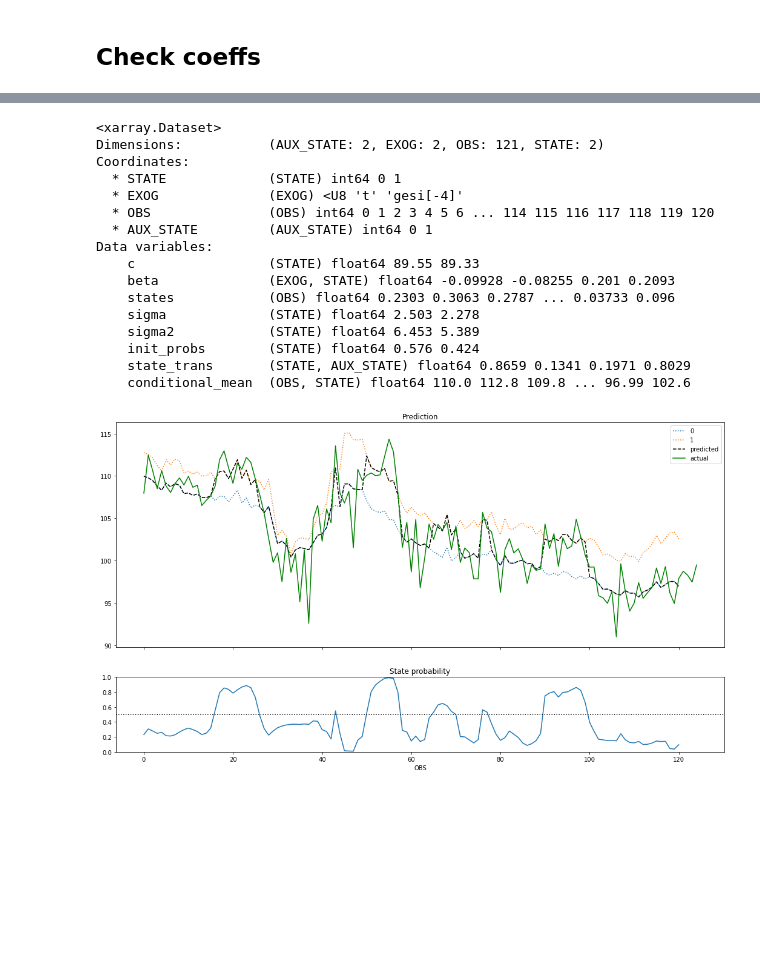
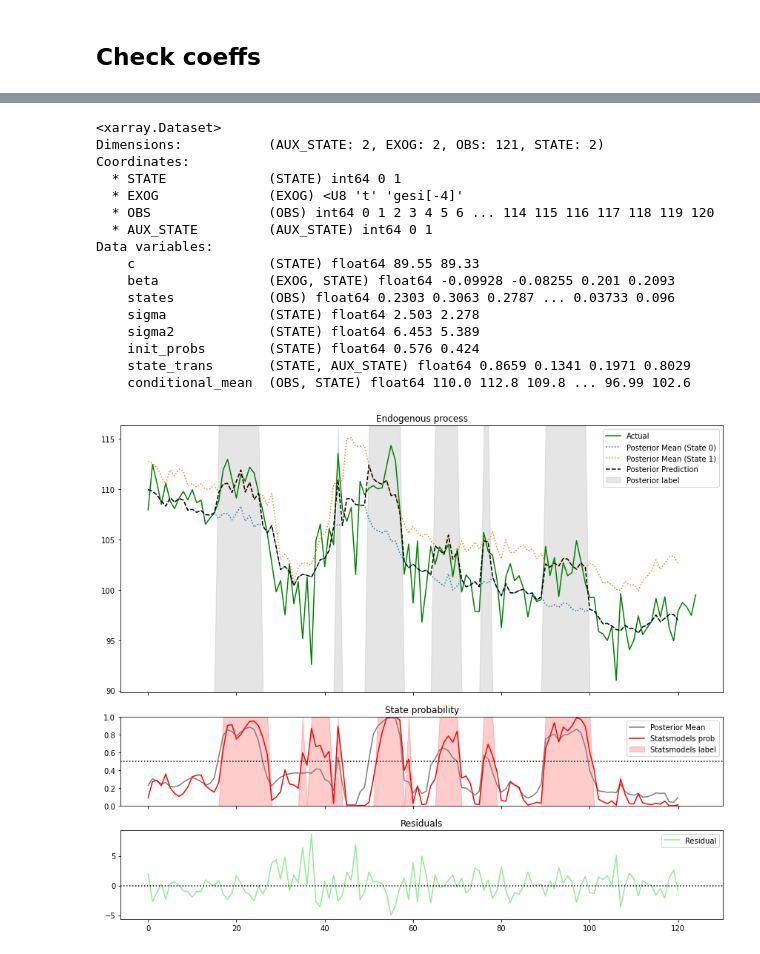
Before and after one commit to NowanIlfideme/masters_switching_models, a Jupyter notebook: notebooks/examples/GGDP_MS_Models_With_PyMC3.ipynb, the cells around one changed output, grey strips where cells are left out. Drawn from its saved outputs; the diff is of its cells as text; code cells hidden in the pictures; blank space fills up the shorter version.

```diff
--- a/notebooks/examples/GGDP_MS_Models_With_PyMC3.ipynb
+++ b/notebooks/examples/GGDP_MS_Models_With_PyMC3.ipynb
@@ -480,44 +507,80 @@ pm.traceplot(ifd);
 # %%
-post_mean = ifd.posterior.mean(dim=['chain','draw'])
+post_mean = ifd.posterior.mean(dim=["chain", "draw"])
 
 try:
     _state_mean = post_mean["states"].to_series()
 except KeyError:
     _state_mean = ifd.observed_data["states"].to_series()
 
 _cond_mean = post_mean["conditional_mean"].to_series().unstack("STATE")
 
-_real_mean = pd.Series(np.diag(_cond_mean.loc[:, (_state_mean >= 0.5).astype(int)]), _cond_mean.index)
+_real_mean = pd.Series(
+    np.diag(_cond_mean.loc[:, (_state_mean >= 0.5).astype(int)]), _cond_mean.index
+)
 
-fig, ax = plt.subplots(2, 1, sharex=True, figsize=(18, 10), gridspec_kw={"height_ratios": [3, 1]})
+_resid = (_real_mean.values - endog.loc[train].values)
 
-_cond_mean.plot(ax=ax[0], linestyle=':')
-_real_mean.plot(ax=ax[0], color='black', linestyle='--', label='predicted')
-endog.reset_index(drop=True).plot(ax=ax[0], color="green", label="actual")
+fig, ax = plt.subplots(
+    3, 1, sharex=True, figsize=(12, 10), gridspec_kw={"height_ratios": [3, 1, 1]}
+)
+
+endog.reset_index(drop=True).plot(ax=ax[0], color="green", label="Actual")
+_cond_mean.rename(
+    columns={0: "Posterior Mean (State 0)", 1: "Posterior Mean (State 1)"}
+).plot(ax=ax[0], linestyle=":")
+_real_mean.plot(ax=ax[0], color="black", linestyle="--", label="Posterior Prediction")
+_ind_state_mean = (_state_mean > 0.5).astype(int)
+_lo, _hi = ax[0].get_ylim()
+ax[0].fill_between(
+    np.arange(T),
+    _lo,
+    _lo + _ind_state_mean * (_hi - _lo),
+    color='grey',
+    alpha=0.2,
+    label="Posterior label",
+)
+ax[0].set_ylim([_lo, _hi])
 ax[0].legend()
-ax[0].set_title('Prediction')
+ax[0].set_title("Endogenous process")
 
-_state_mean.plot(ax=ax[1])
-ax[1].axhline(0.5, color='black', linestyle=':')
+_state_mean.plot(ax=ax[1], label="Posterior Mean", color='grey')
+ax[1].axhline(0.5, color="black", linestyle=":")
+ax[1].fill_between(
+    np.arange(T),
+    (1 - ifd.constant_data["sm_states"].values),
+    color="red",
+    alpha=0.2,
+    label="Statsmodels label",
+)
+ax[1].plot(1 - df_sm["prob_filtered"].values, color="red", label="Statsmodels prob")
 ax[1].set_ylim([0, 1])
-ax[1].set_title('State probability')
+ax[1].legend()
+ax[1].set_title("State probability")
+
+ax[2].plot(_resid, color='lightgreen', label='Residual')
+ax[2].axhline(0, color="black", linestyle=":")
+ax[2].legend()
+ax[2].set_title("Residuals")
+
+fig.tight_layout()
+fig.savefig(path_img / "pp_ms_arx_fit.png")
 
 display(post_mean)
 # %% [output]
 <xarray.Dataset>
 Dimensions:           (AUX_STATE: 2, EXOG: 2, OBS: 121, STATE: 2)
 Coordinates:
   * STATE             (STATE) int64 0 1
   * EXOG              (EXOG) <U8 't' 'gesi[-4]'
   * OBS               (OBS) int64 0 1 2 3 4 5 6 ... 114 115 116 117 118 119 120
   * AUX_STATE         (AUX_STATE) int64 0 1
 Data variables:
     c                 (STATE) float64 89.55 89.33
     beta              (EXOG, STATE) float64 -0.09928 -0.08255 0.201 0.2093
     states            (OBS) float64 0.2303 0.3063 0.2787 ... 0.03733 0.096
     sigma             (STATE) float64 2.503 2.278
     sigma2            (STATE) float64 6.453 5.389
     init_probs        (STATE) float64 0.576 0.424
     state_trans       (STATE, AUX_STATE) float64 0.8659 0.1341 0.1971 0.8029
     conditional_mean  (OBS, STATE) float64 110.0 112.8 109.8 ... 96.99 102.6
-[figure, old version]
+[figure, new version]
```
Also changed, not shown: parts of 9 cells of this notebook.
